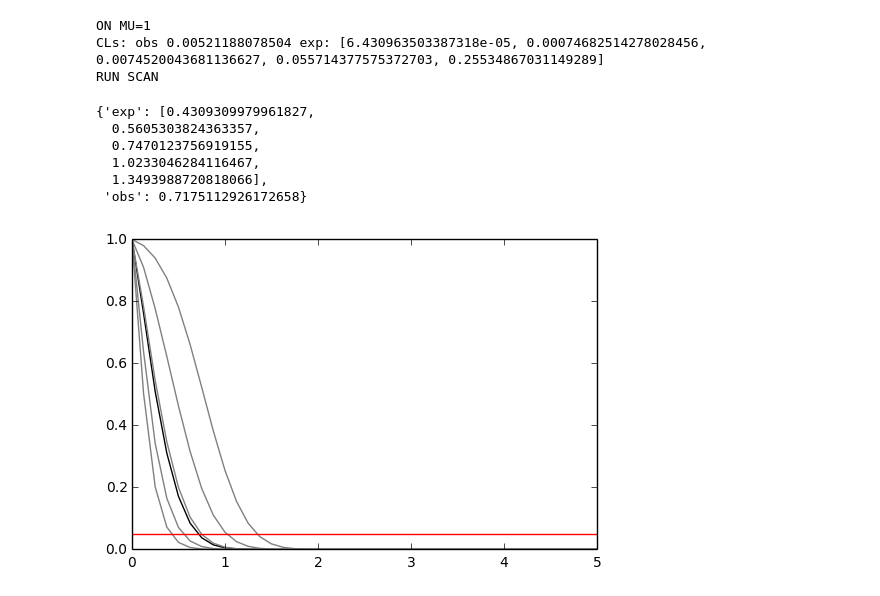
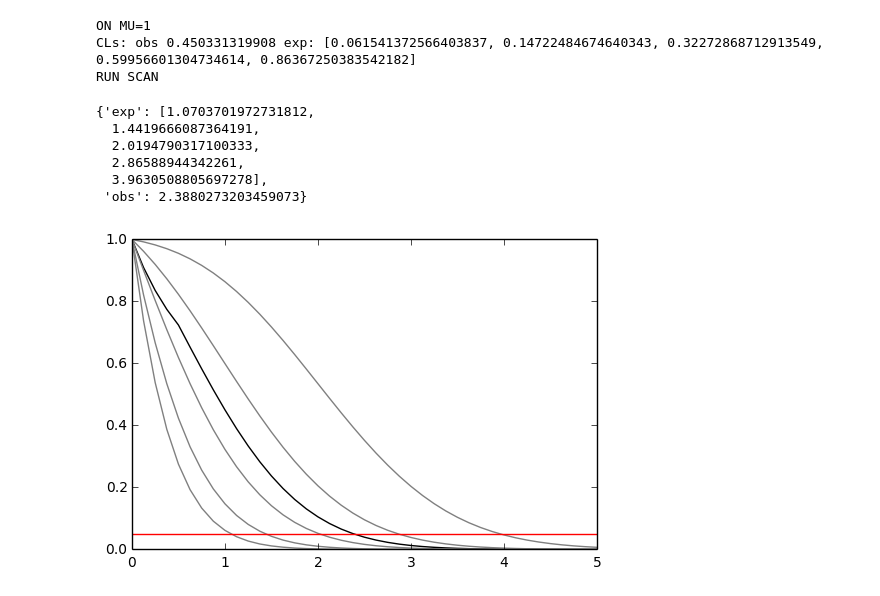
Before and after one commit to lukasheinrich/histfactory_validation, a Jupyter notebook: oneBin_Pois/multiBinPois.ipynb, the cells around one changed output. Cells and saved outputs as stored; diff of their text form; code cells hidden in the pictures.

```diff
--- a/oneBin_Pois/multiBinPois.ipynb
+++ b/oneBin_Pois/multiBinPois.ipynb
@@ -5,7 +7,6 @@ Populating the interactive namespace from numpy and matplotlib
 # %%
 from scipy.stats import poisson, norm
 from scipy.optimize import minimize
-import numpy as np
 
 def poisson_val(n,lam):
     #use continuous gaussian approx, b/c asimov data may not be integer
@@ -15,20 +16,24 @@ def expected_data(pars,s,constants):
     poi = pars[0]
     nuisance_pars = pars[1:]
 
-    signal_counts     = s(poi)
-    background_counts = nuisance_pars
-    tau_constants     = constants
-
-    expected_actual = []
-    expected_constraints = []
-
-
-    for s,b,tau in zip(signal_counts, background_counts, tau_constants):
-        expected_actual.append(s+b)
-        expected_constraints.append(tau*b)
-
+    expected_actual      = model_expected_data(s,poi, nuisance_pars, constants)
+    expected_constraints = model_expected_auxdata(nuisance_pars, constants)
     expected = expected_actual + expected_constraints
     return expected
+
+def model_expected_data(s,poi,nuisance_pars, constants):
+    signal_counts     = s(poi)
+    background_counts = model_expected_background(nuisance_pars,constants)
+    return [s+b for s,b in zip(signal_counts, background_counts)]
+
+def model_expected_auxdata(nuisance_pars, constants):
+    background_counts = model_expected_background(nuisance_pars,constants)
+    tau_constants     = constants
+    return [tau*b for b,tau in zip(background_counts, tau_constants)]
+
+def model_expected_background(nuisance_pars, constants):
+    background_counts = nuisance_pars
+    return background_counts
 
 def model_pdf(pars, data, s, constants):
     lambdas = expected_data(pars,s,constants)
@@ -148,8 +153,8 @@ source = {
     "sig":     [30.0, 45.0]
   }
 }
-# import json
-# source = json.load(open('./data/source.json'))
+import json
+source = json.load(open('./data/source.json'))
 
 
 my_observed_counts = source['bindata']['data']
@@ -157,38 +162,38 @@ my_background_counts = zip(source['bindata']['bkg'],source['bindata']['bkgerr'])
 my_signal_counts = source['bindata']['sig']
 init_pars = [1.0] + [b[0] for b in my_background_counts]
 par_bounds = [[0,10]] + [[0.5*b,2.*b] for b,db in my_background_counts]
 
 # print my_observed_counts
 # print my_background_counts
 # print my_signal_counts
 # print init_pars
 # print par_bounds
 # runOnePoint_nbdelta(1.0,my_observed_counts,my_background_counds,my_signal_counts,init_pars,par_bounds)
 
 
 print 'ON MU=1'
 d = runOnePoint_nbdelta(1.0,my_observed_counts,my_background_counts,my_signal_counts,init_pars,par_bounds)
 print 'CLs: obs {} exp: {}'.format(1./d[-2],[1./x for x in d[-1]])
 
 print 'RUN SCAN'
 
 
 mutests = np.linspace(0,5,41)
 tests = [runOnePoint_nbdelta(muTest,my_observed_counts,my_background_counts,my_signal_counts,init_pars,par_bounds) for muTest in mutests]
 cls_obs = [1./test[-2]  for test in tests]
 cls_exp = [[1./(test[-1][i])  for test in tests] for i in range(5)]
 
 plot_results(mutests, cls_obs, cls_exp)
 
 invert_interval(mutests, cls_obs, cls_exp)
 # %% [output]
 ON MU=1
-CLs: obs 0.00521188078504 exp: [6.430963503387318e-05, 0.00074682514278028456, 0.0074520043681136627, 0.055714377575372703, 0.25534867031149289]
+CLs: obs 0.450331319908 exp: [0.061541372566403837, 0.14722484674640343, 0.32272868712913549, 0.59956601304734614, 0.86367250383542182]
 RUN SCAN
-{'exp': [0.4309309979961827,
-  0.5605303824363357,
-  0.7470123756919155,
-  1.0233046284116467,
-  1.3493988720818066],
- 'obs': 0.7175112926172658}
+{'exp': [1.0703701972731812,
+  1.4419666087364191,
+  2.0194790317100333,
+  2.86588944342261,
+  3.9630508805697278],
+ 'obs': 2.3880273203459073}
-[figure, old version]
+[figure, new version]
```
Also changed, not shown: parts of 1 cell of this notebook.
